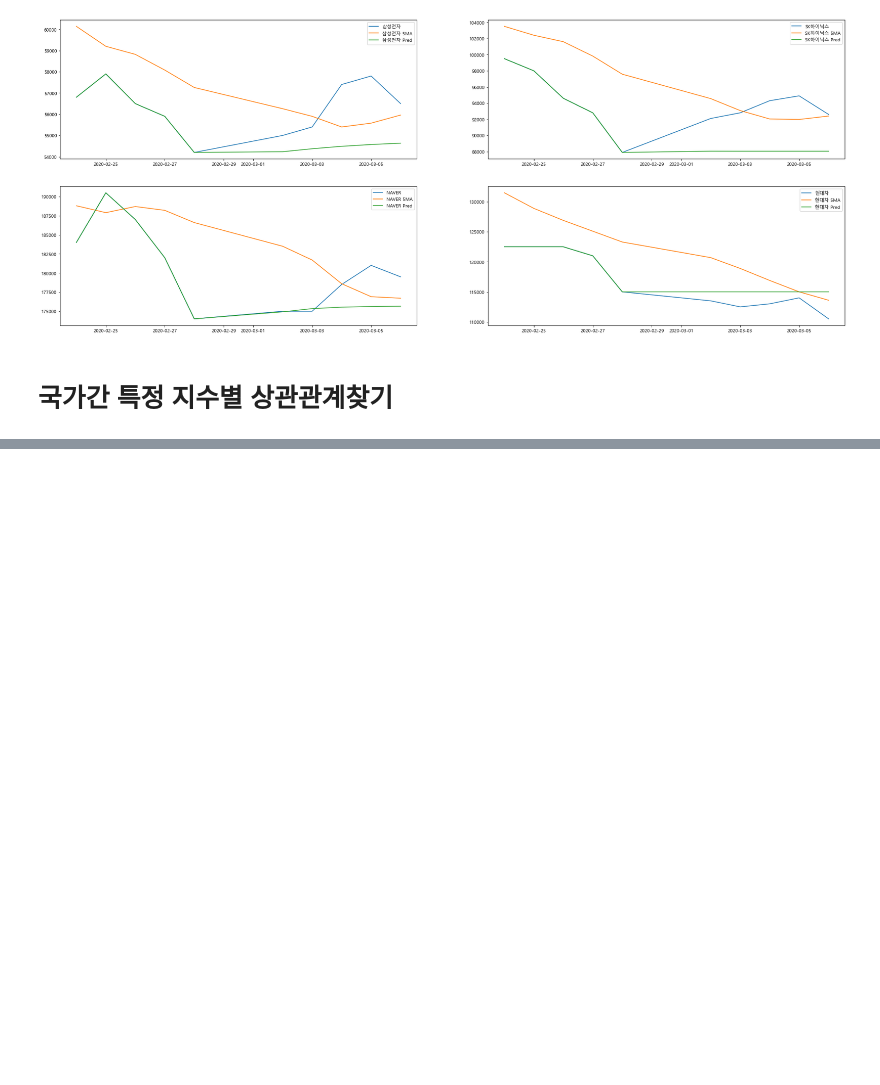
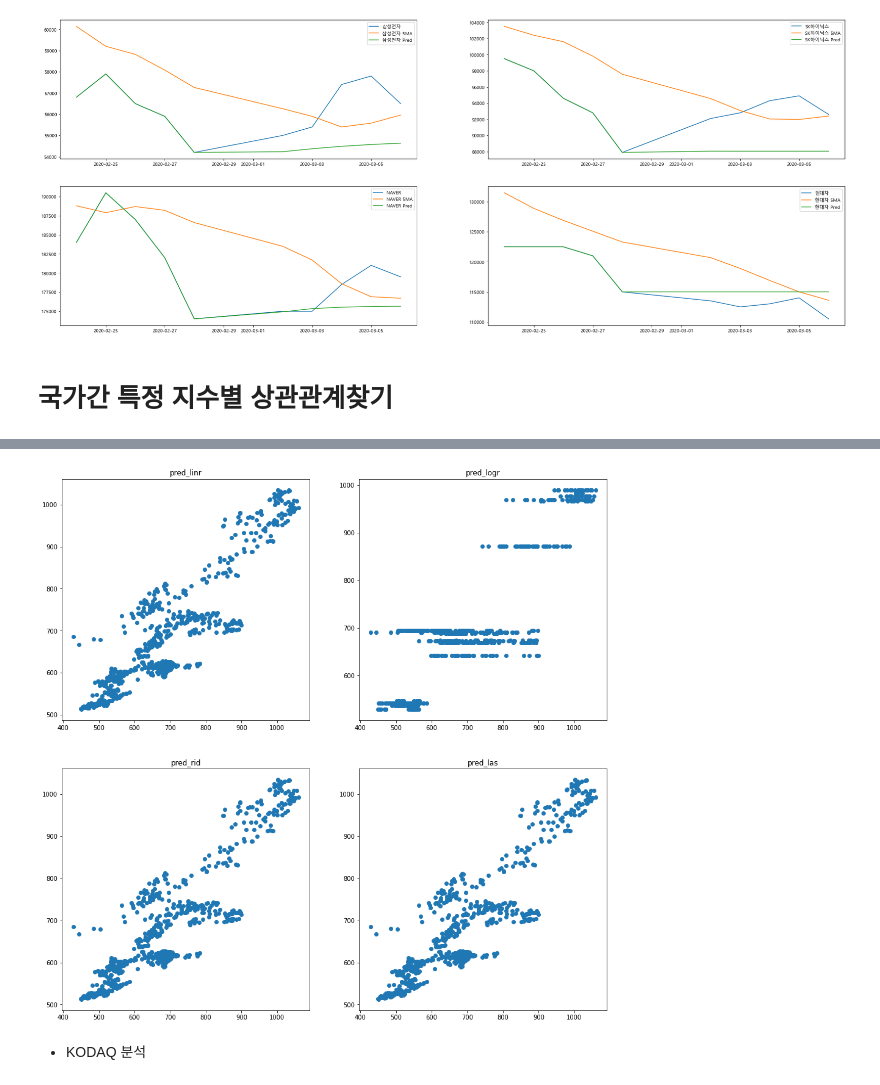
Before and after one commit to aprogod/hackarthon, a Jupyter notebook: dacon_arima.ipynb, the cells around one changed output, grey strips where cells are left out. Cells and saved outputs as stored; diff of their text form; code cells hidden in the pictures; blank space fills up the shorter version.

```diff
--- a/dacon_arima.ipynb
+++ b/dacon_arima.ipynb
@@ -339,0 +376,4 @@ from sklearn.model_selection import train_test_split
+# %%
+# 회귀 모델과 스코어링 모델 선언
+rg = reg_model.RegALL()
+sm = score_model.ScoreALL()
@@ -342,5 +406,17 @@ X_train, X_test, y_train, y_test = train_test_split(df_all.drop(['DATE','Kospi',
 # %%
-# pred_linr=rg.Linreg(X_train, X_test, y_train)
-# pred_logr=rg.Logreg(X_train, X_test, y_train)
+# 회귀 적용
+pred_linr=rg.Linreg(X_train, X_test, y_train)
+pred_logr=rg.Logreg(X_train, X_test, y_train)
 pred_rid=rg.Rid(X_train, X_test, y_train)
+pred_las=rg.Las(X_train, X_test, y_train)
+
+# 스코어링을 위한 리스트 만들기
+pred_list_name = ['pred_linr', 'pred_logr', 'pred_rid', 'pred_las']
+pred_list_df = [pred_linr, pred_logr, pred_rid, pred_las]
+
+# 선형회귀에 적용되는 스코어링 적용해보기
+for i, target in enumerate(pred_list_df):
+    print("\n",pred_list_name[i])
+    sm.r2_(y_test,target)
+    sm.evs_(y_test,target)
 # %% [output]
@@ -347,0 +438,14 @@ AttributeError: 'RegALL' object has no attribute 'Rid'
+# %%
+plt.figure(figsize=(16,16), facecolor='w')
+
+pred_list_name = ['pred_linr', 'pred_logr', 'pred_rid', 'pred_las']
+pred_list_df = [pred_linr, pred_logr, pred_rid, pred_las]
+
+for i, col in enumerate(pred_list_df):
+    plt.subplot(2,2,i+1)
+    plt.scatter(y_test, col)
+    plt.title(pred_list_name[i])
+# %% [output]
+[figure, added]
+# %% [markdown]
+* KODAQ 분석
```
Also changed, not shown: parts of 15 cells of this notebook.
